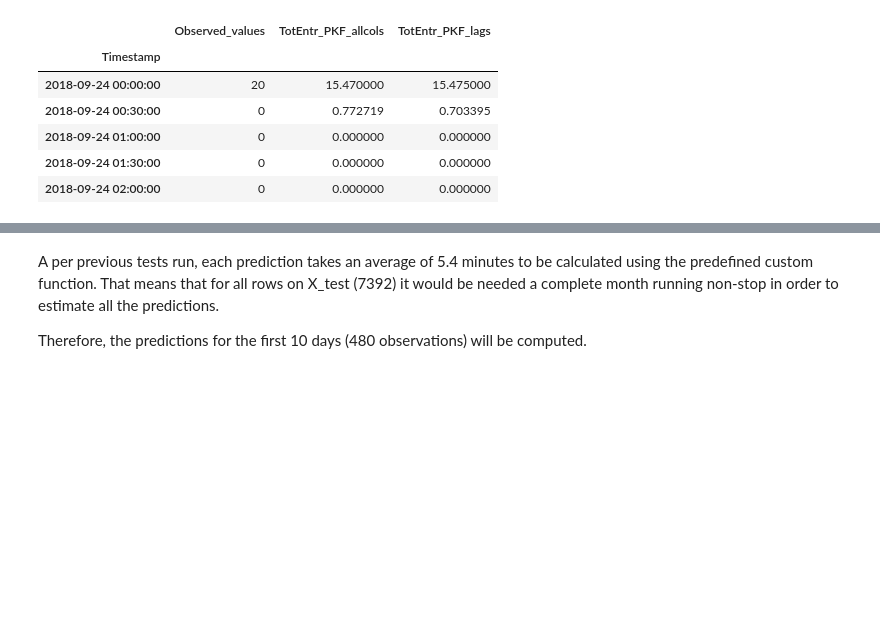
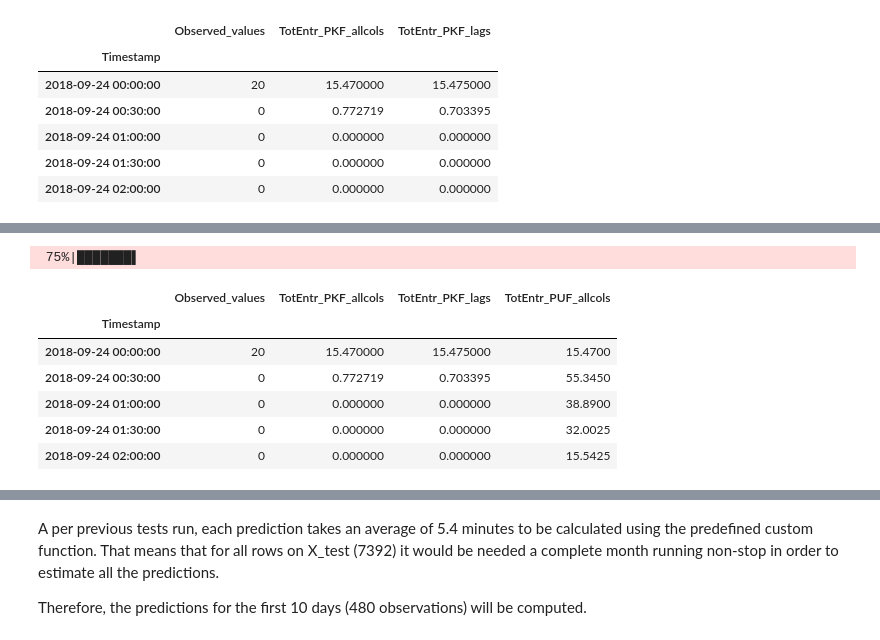
Before and after one commit to RamiroArribas/People_traffic_forecasting, a Jupyter notebook: Modeling/RandomForest_results_farming_Maragall.ipynb, the cells around one changed output, grey strips where cells are left out. Cells and saved outputs as stored; diff of their text form; code cells hidden in the pictures; blank space fills up the shorter version.

```diff
--- a/Modeling/RandomForest_results_farming_Maragall.ipynb
+++ b/Modeling/RandomForest_results_farming_Maragall.ipynb
@@ -323,5 +316,5 @@ rf_X_train.sort_index(inplace=True)
 rf_y_train = pd.concat([y_train, y_dev])
 rf_y_train.sort_index(inplace=True)
 # %%
-rf_PUF_all_model = RandomForestRegressor(n_estimators=400, max_depth=30, n_jobs=-1, random_state=42)
-rf_PUF_all_model.fit(rf_X_train, rf_y_train)
+rf_PUF_allcols_model = RandomForestRegressor(n_estimators=400, max_depth=30, n_jobs=-1, random_state=42)
+rf_PUF_allcols_model.fit(rf_X_train, rf_y_train)
@@ -394,0 +321,22 @@ building tree 59 of 400
+# %%
+start_PUF_allcols = time.time()
+
+rf_allcols_df = get_future_preds(no_lags_marag, rf_X_train, X_test, rf_PUF_allcomplete_model, refit=False)
+
+end_PUF_allcols = time.time()
+rf_runtime_PUF_allcols = end_PUF_allcols - start_PUF_allcols
+rf_runtime_PUF_allcols = pd.DataFrame(pd.Series(rf_runtime_PUF_allcols, name = 'PUF_allcols_rf_runtime'))
+rf_allcols_df.columns = ['TotEntr_PUF_allcols']
+# %% [output]
+ 75%|███████▌
+# %%
+rf_results_df = rf_results_df.merge(rf_allcols_df, on='Timestamp')
+rf_results_df.head()
+# %% [output]
+|  | Observed_values | TotEntr_PKF_allcols | TotEntr_PKF_lags | TotEntr_PUF_allcols |
+| Timestamp |  |  |  |  |
+| 2018-09-24 00:00:00 | 20 | 15.470000 | 15.475000 | 15.4700 |
+| 2018-09-24 00:30:00 | 0 | 0.772719 | 0.703395 | 55.3450 |
+| 2018-09-24 01:00:00 | 0 | 0.000000 | 0.000000 | 38.8900 |
+| 2018-09-24 01:30:00 | 0 | 0.000000 | 0.000000 | 32.0025 |
+| 2018-09-24 02:00:00 | 0 | 0.000000 | 0.000000 | 15.5425 |
```
Also changed, not shown: parts of 71 cells of this notebook, 3 other files.
